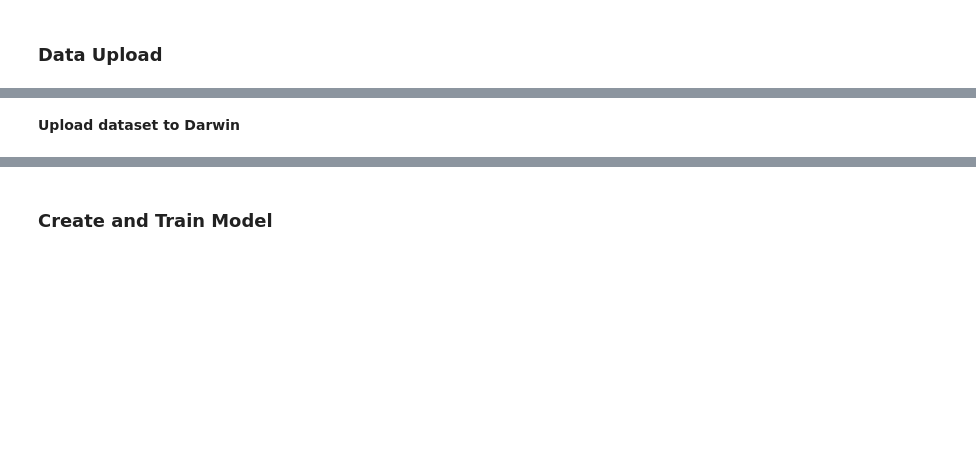
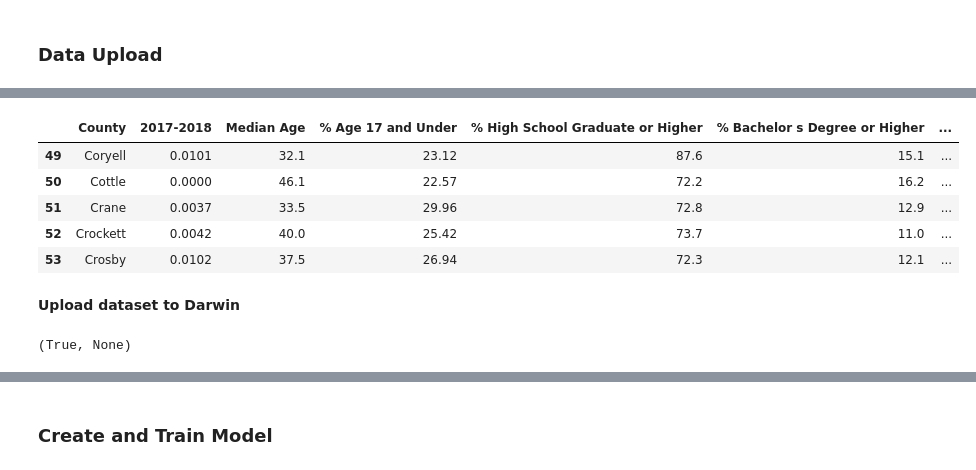
Before and after one commit to justin-kang/CS-363D-Project, a Jupyter notebook: Darwin Project.ipynb, the cells around one changed output, grey strips where cells are left out. Cells and saved outputs as stored; diff of their text form; code cells hidden in the pictures; blank space fills up the shorter version.

```diff
--- a/Darwin Project.ipynb
+++ b/Darwin Project.ipynb
@@ -59,2 +146,14 @@ if not status:
+# %%
+start =int(labeled_df.shape[0]/5)
+training_set = labeled_df.iloc[start:, :]
+training_set.to_csv('training_data.csv', index=False)
+training_set.head()
+# %% [output]
+|  | County | 2017-2018 | Median Age | % Age 17 and Under | % High School Graduate or Higher | % Bachelor s Degree or Higher | ... |
+| 49 | Coryell | 0.0101 | 32.1 | 23.12 | 87.6 | 15.1 | ... |
+| 50 | Cottle | 0.0000 | 46.1 | 22.57 | 72.2 | 16.2 | ... |
+| 51 | Crane | 0.0037 | 33.5 | 29.96 | 72.8 | 12.9 | ... |
+| 52 | Crockett | 0.0042 | 40.0 | 25.42 | 73.7 | 11.0 | ... |
+| 53 | Crosby | 0.0102 | 37.5 | 26.94 | 72.3 | 12.1 | ... |
 # %% [markdown]
 **Upload dataset to Darwin**
@@ -86,2 +160,6 @@ df.to_csv('pruned_data.csv', index=False)
+# %%
+ds.delete_dataset("training_data.csv")
+# %% [output]
+(True, None)
 # %%
 # Upload dataset
```
Also changed, not shown: parts of 39 cells of this notebook.
